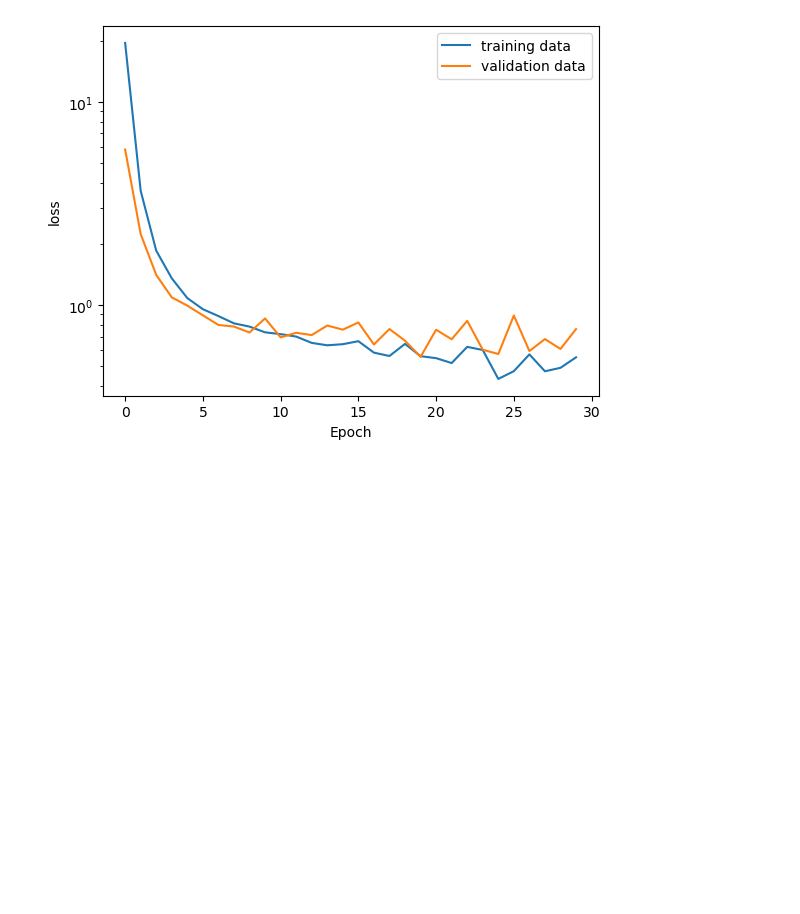
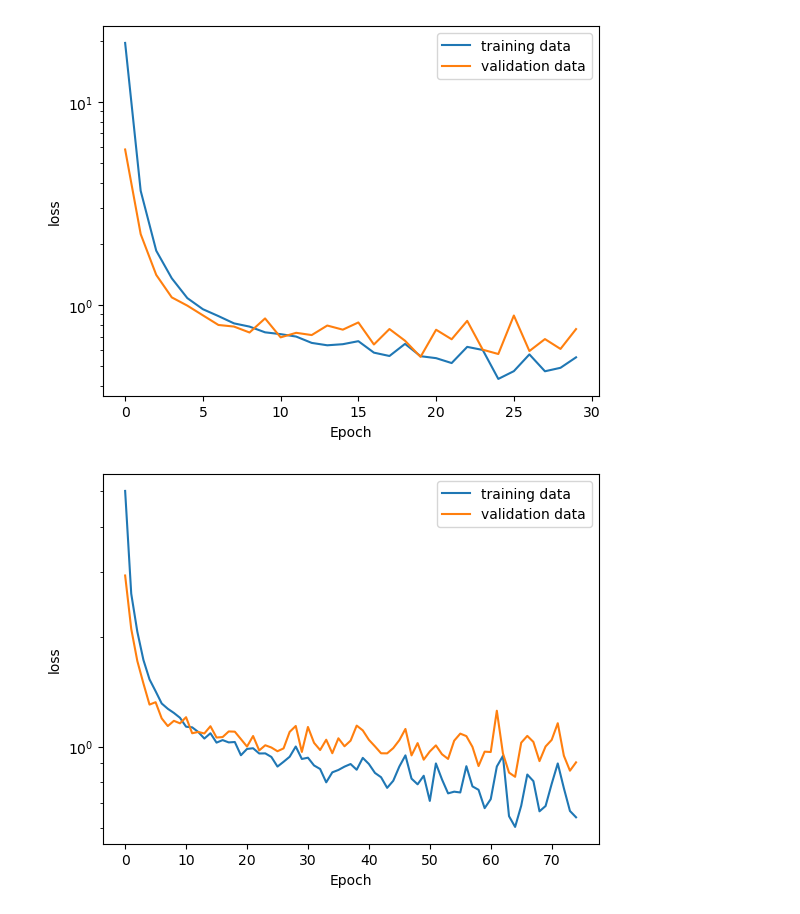
Before and after one commit to lennartvoelz/driver_inattention_detection, a Jupyter notebook: plotting/plotting.ipynb, the cells around one changed output. Cells and saved outputs as stored; diff of their text form; code cells hidden in the pictures; blank space fills up the shorter version.

```diff
--- a/plotting/plotting.ipynb
+++ b/plotting/plotting.ipynb
@@ -170,3 +170,18 @@ plt.legend()
 # %% [output]
 <matplotlib.legend.Legend at 0x...>
 [figure]
+# %%
+y_pred_bef = np.load('y_pred_index.npy')
+y_true_bef = np.load('y_test_index.npy')
+history_bef = pd.read_csv('history (2).csv')
+# %%
+loss = history_bef['loss']
+val_loss = history_bef['val_loss']
+plt.plot(loss, label='training data')
+plt.plot(val_loss, label='validation data')
+plt.legend()
+plt.ylabel('loss')
+plt.xlabel('Epoch')
+plt.yscale('log')
+# %% [output]
+[figure, added]
```
Also changed, not shown: 18 other files.
